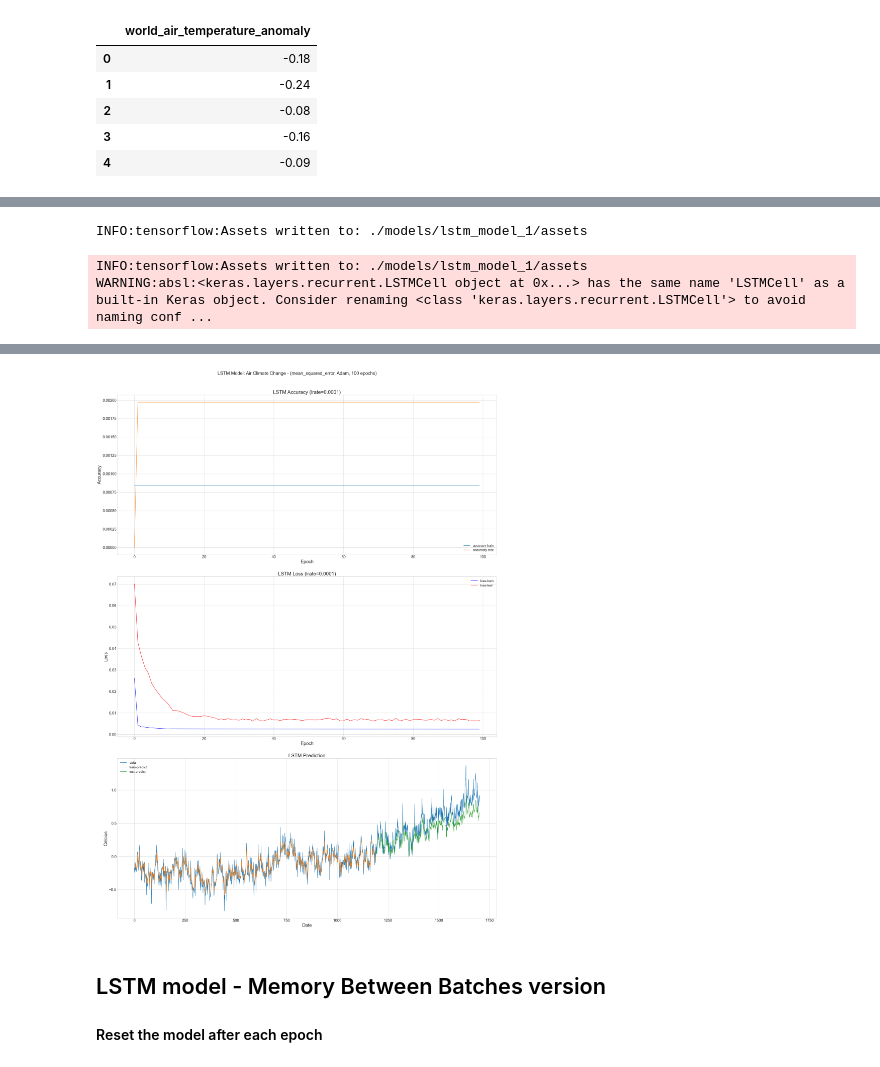
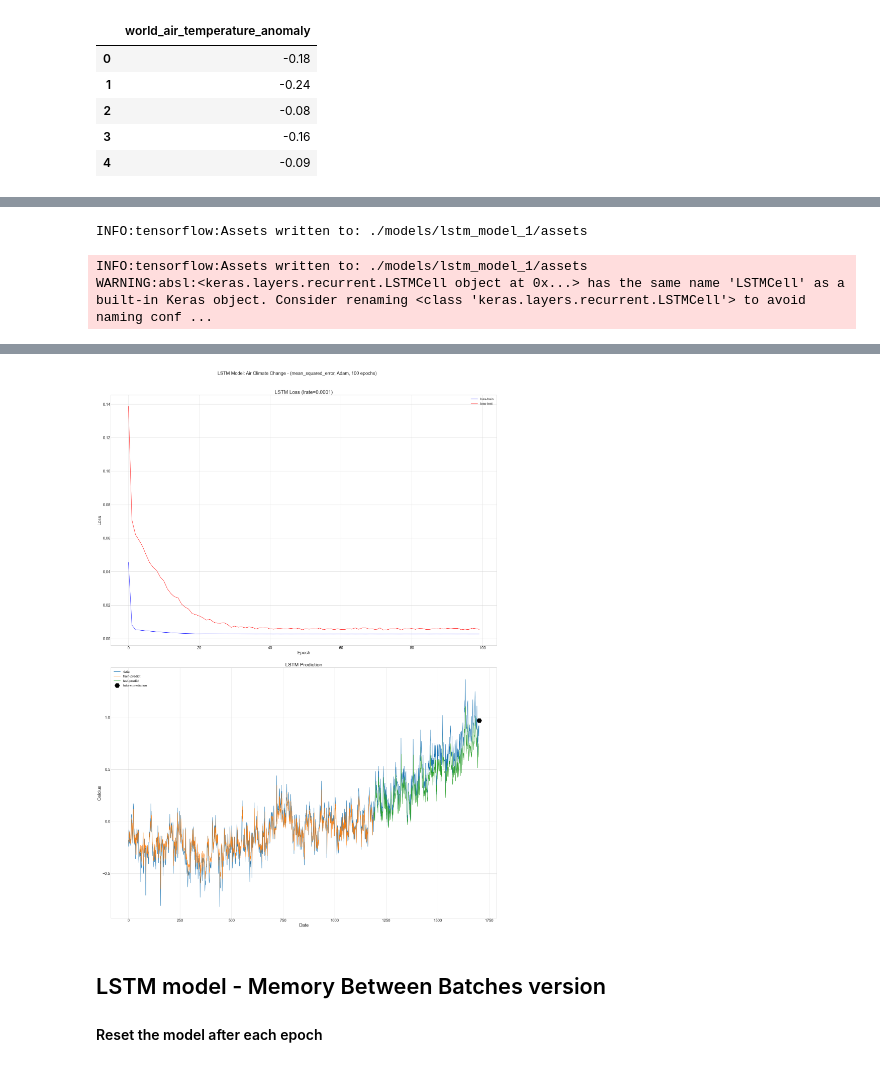
Before and after one commit to raymondj-pace/CS673-conf, a Jupyter notebook: CS673-Conf.ipynb, the cells around one changed output, grey strips where cells are left out. Saved outputs shown, nothing was run; the diff lists cells and outputs as text; code cells hidden in the pictures.

Commit message:
Makes one future prediction

```diff
--- a/CS673-Conf.ipynb
+++ b/CS673-Conf.ipynb
@@ -141,3 +152,20 @@ Test size: 511
+# %%
+# Currently the data is in the form: [samples, features] and we are framing the problem as one time step for each sample.
+# We can transform the prepared train and test input data into the expected structure using numpy.reshape() as follows:
+#
+# Reshape input to be [samples, time steps, features]
+#
+
+trainX = numpy.reshape(trainX, (trainX.shape[0], 1, trainX.shape[1]))
+testX = numpy.reshape(testX, (testX.shape[0], 1, testX.shape[1]))
+
+def get_last_dataset_entry():
+    last_entry = df.values[len(df.values)-1]
+    last_entry = last_entry.astype('float32')
+    last_entry = numpy.reshape(last_entry, (1,1,1))
+    return last_entry
+
+last_entry = get_last_dataset_entry()
 # %%
 #
 # Create LSTM model
@@ -165,7 +193,7 @@ def create_lstm_model(trainX, trainY, testX, testY, lrate, loss_type, epochs, lo
         trainY,
         epochs=epochs,
         batch_size=batch_size,
-        verbose=1,
+        verbose=2,
         validation_data=(testX, testY),
         callbacks = [tensorboard]
     )
@@ -175,13 +203,13 @@ def create_lstm_model(trainX, trainY, testX, testY, lrate, loss_type, epochs, lo
 learning_rates = [0.0001]
 
 plt.style.use('seaborn-whitegrid')
-f, ax = plt.subplots(len(learning_rates) * 3, 1, figsize=(fig_x, fig_y));
+f, ax = plt.subplots(len(learning_rates) * 2, 1, figsize=(fig_x, fig_y));
 
 row = 0
 col = 0
 cnt = 0
 
-
+look_back = 1
 batch_size = 1
 loss_type = 'mean_squared_error'
 
@@ -199,6 +227,14 @@ for lrate in learning_rates:
     testPredict = lstm_model.predict(testX)
 
     #
+    # Make next time period prediction
+    #
+    future_prediction = lstm_model.predict(last_entry)
+    future_prediction = scaler.inverse_transform(future_prediction)
+    print("Future Prediction unscaled: " + str(future_prediction))
+
+
+    #
     # Invert predictions back using the scalar
     #
     trainPredict = scaler.inverse_transform(trainPredict)
@@ -209,6 +245,7 @@ for lrate in learning_rates:
     #
     # Calculate root mean squared error
     #
+    print()
     trainScore = math.sqrt(mean_squared_error(trainY_orig[0], trainPredict[:,0]))
     print('Train Score: %.2f RMSE' % (trainScore))
     testScore = math.sqrt(mean_squared_error(testY_orig[0], testPredict[:,0]))
@@ -224,29 +261,33 @@ for lrate in learning_rates:
     trainPredictPlot = numpy.empty_like(dataset)
     trainPredictPlot[:, :] = numpy.nan
     trainPredictPlot[look_back:len(trainPredict)+look_back, :] = trainPredict
-    print(len(trainPredict))
-    print(len(trainPredictPlot))
 
     # shift test predictions for plotting
     testPredictPlot = numpy.empty_like(dataset)
     testPredictPlot[:, :] = numpy.nan
     testPredictPlot[len(trainPredict)+(look_back*2)+1:len(dataset)-1, :] = testPredict
-    print(len(testPredict))
-    print(len(testPredictPlot))
+
+    # Make next time period prediction
+    futurePredictPlot = numpy.empty_like(dataset)
+    futurePredictPlot[:, :] = numpy.nan
+    futurePredictPlot = np.append(futurePredictPlot, future_prediction)
 
 
     epochs = range(len(history_lstm.history['loss']))
 
-    ax[row].plot(epochs, history_lstm.history['accuracy'], label='accuracy-train')
-    ax[row].plot(epochs, history_lstm.history['val_accuracy'], label='accuracty-test')
-    ax[row].set_title('LSTM Accuracy (lrate=' + str(lrate) + ')', fontsize=26)
-    ax[row].legend(fontsize='xx-large')
-    ax[row].tick_params(axis='both', labelsize=20)
-    ax[row].set_xlabel('Epoch', fontsize=24)
-    ax[row].set_ylabel('Accuracy', fontsize=24)
+    # SKIP THE ACCURACY GRAPH FOR NOW
+    #ax[row].plot(epochs, history_lstm.history['accuracy'], label='accuracy-train')
+    #ax[row].plot(epochs, history_lstm.history['val_accuracy'], label='accuracty-test')
+    #ax[row].set_title('LSTM Accuracy (lrate=' + str(lrate) + ')', fontsize=26)
+    #ax[row].legend(fontsize='xx-large')
+    #ax[row].tick_params(axis='both', labelsize=20)
+    #ax[row].set_xlabel('Epoch', fontsize=24)
+    #ax[row].set_ylabel('Accuracy', fontsize=24)
+    #row += 1
 
-    row += 1
-
+    #
+    # Plot Loss graph
+    #
     ax[row].plot(epochs, history_lstm.history['loss'], "b", label='loss-train')
     ax[row].plot(epochs, history_lstm.history['val_loss'], "r", label='loss-test')
     ax[row].set_title('LSTM Loss (lrate=' + str(lrate) + ')', fontsize=26)
@@ -263,6 +304,7 @@ for lrate in learning_rates:
     ax[row].plot(scaler.inverse_transform(dataset), label="data")  # Blue
     ax[row].plot(trainPredictPlot, label='train-predict')  # Orange
     ax[row].plot(testPredictPlot, label='test-predict')   # Green
+    ax[row].plot(futurePredictPlot, 'kH', markersize=26, label='future prediction')
     ax[row].set_title('LSTM Prediction', fontsize=26)
     ax[row].legend(fontsize='xx-large')
     ax[row].tick_params(axis='both', labelsize=20)
@@ -272,9 +314,11 @@ for lrate in learning_rates:
     row += 1
 
     score_lstm = lstm_model.evaluate(testX, testY, verbose=1)
-    print("\n")
-    print('Loss: {}'.format(score_lstm[0]))
-    print('Accuracy: {}'.format(score_lstm[1]*100))
+    print("Model Score:")
+    print(score_lstm)
+    #print("\n")
+    #print('Loss: {}'.format(score_lstm[0]))
+    #print('Accuracy: {}'.format(score_lstm[1]*100))
 
 f.tight_layout(pad=4.0);
 f.suptitle('LSTM Model: Air Climate Change - (mean_squared_error, Adam, 100 epochs)', y=1.02, fontsize=24)
@@ -315,4 +365,4 @@ Accuracy: 0.19723866134881973
-[figure, old version]
+[figure, new version]
 # %% [markdown]
 ## LSTM model - Memory Between Batches version
 #### Reset the model after each epoch
```
Also changed, not shown: parts of 9 cells of this notebook.
